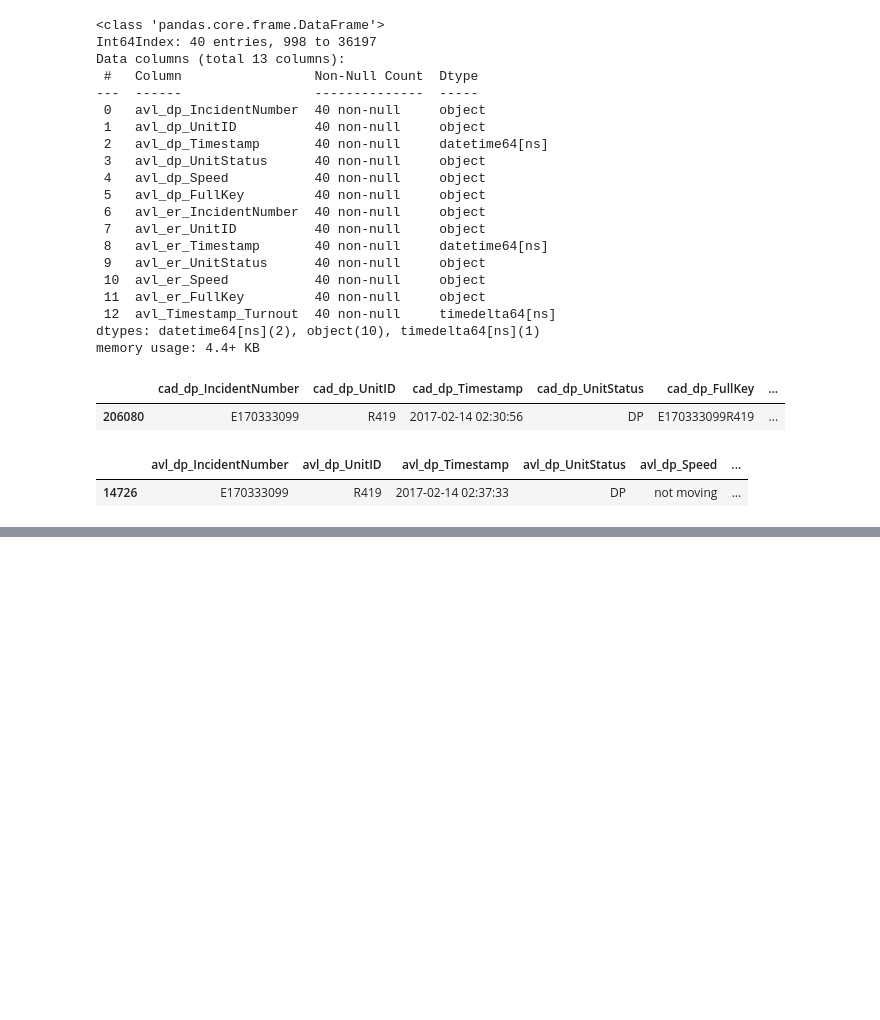
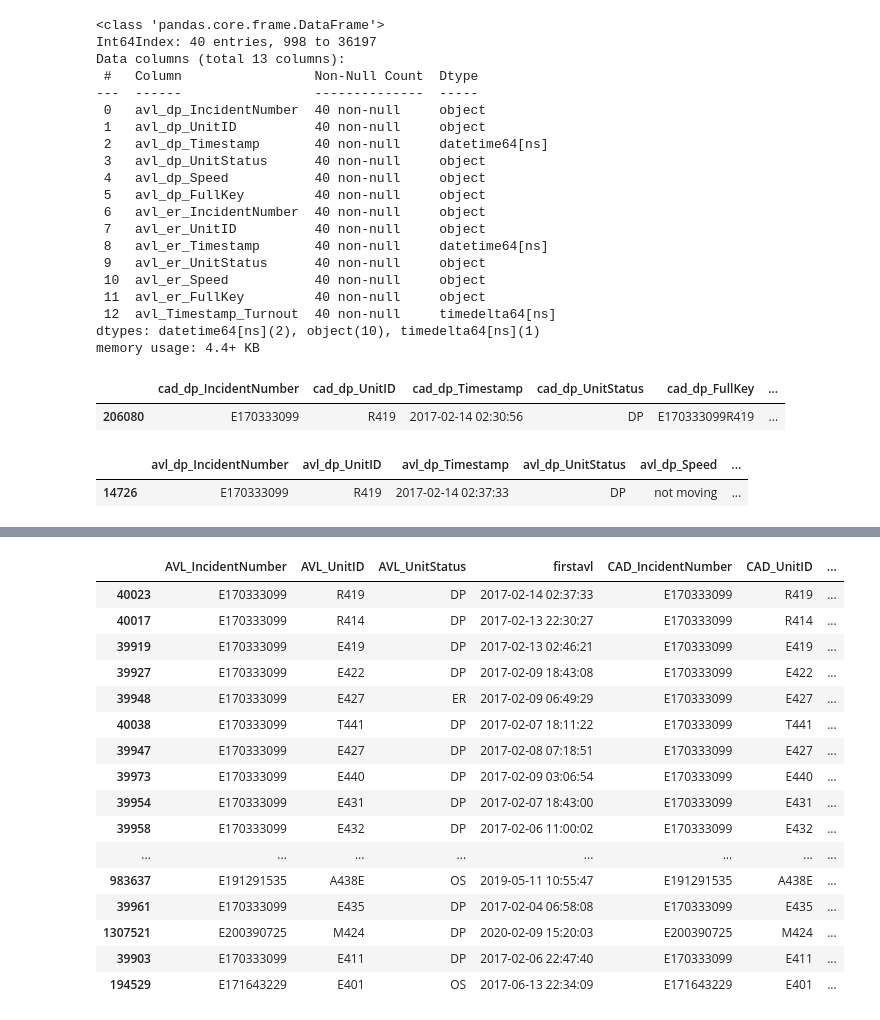
Before and after one commit to owiygul/DAEN-690-Group-2-Rescue-Me, a Jupyter notebook: CAD_AVL_Turnout.ipynb, the cells around one changed output, grey strips where cells are left out. Saved outputs shown, nothing was run; the diff lists cells and outputs as text; code cells hidden in the pictures; blank space fills up the shorter version.

```diff
--- a/CAD_AVL_Turnout.ipynb
+++ b/CAD_AVL_Turnout.ipynb
@@ -259,0 +267,20 @@ cad_SORT = cad
+# %%
+sort.sort_values(by = 'delta', ascending = False).head(20)
+# %% [output]
+|  | AVL_IncidentNumber | AVL_UnitID | AVL_UnitStatus | firstavl | CAD_IncidentNumber | CAD_UnitID | ... |
+| 40023 | E170333099 | R419 | DP | 2017-02-14 02:37:33 | E170333099 | R419 | ... |
+| 40017 | E170333099 | R414 | DP | 2017-02-13 22:30:27 | E170333099 | R414 | ... |
+| 39919 | E170333099 | E419 | DP | 2017-02-13 02:46:21 | E170333099 | E419 | ... |
+| 39927 | E170333099 | E422 | DP | 2017-02-09 18:43:08 | E170333099 | E422 | ... |
+| 39948 | E170333099 | E427 | ER | 2017-02-09 06:49:29 | E170333099 | E427 | ... |
+| 40038 | E170333099 | T441 | DP | 2017-02-07 18:11:22 | E170333099 | T441 | ... |
+| 39947 | E170333099 | E427 | DP | 2017-02-08 07:18:51 | E170333099 | E427 | ... |
+| 39973 | E170333099 | E440 | DP | 2017-02-09 03:06:54 | E170333099 | E440 | ... |
+| 39954 | E170333099 | E431 | DP | 2017-02-07 18:43:00 | E170333099 | E431 | ... |
+| 39958 | E170333099 | E432 | DP | 2017-02-06 11:00:02 | E170333099 | E432 | ... |
+| ... | ... | ... | ... | ... | ... | ... | ... |
+| 983637 | E191291535 | A438E | OS | 2019-05-11 10:55:47 | E191291535 | A438E | ... |
+| 39961 | E170333099 | E435 | DP | 2017-02-04 06:58:08 | E170333099 | E435 | ... |
+| 1307521 | E200390725 | M424 | DP | 2020-02-09 15:20:03 | E200390725 | M424 | ... |
+| 39903 | E170333099 | E411 | DP | 2017-02-06 22:47:40 | E170333099 | E411 | ... |
+| 194529 | E171643229 | E401 | OS | 2017-06-13 22:34:09 | E171643229 | E401 | ... |
```
Also changed, not shown: parts of 21 cells of this notebook, 1 other file.
